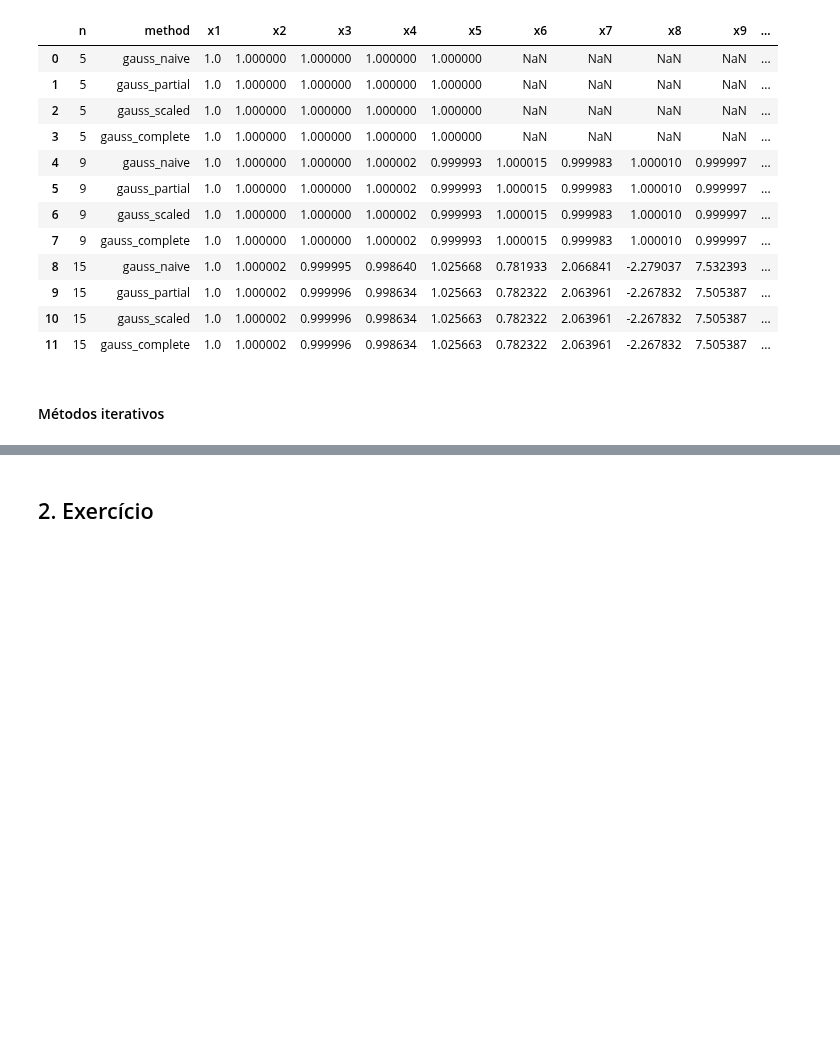
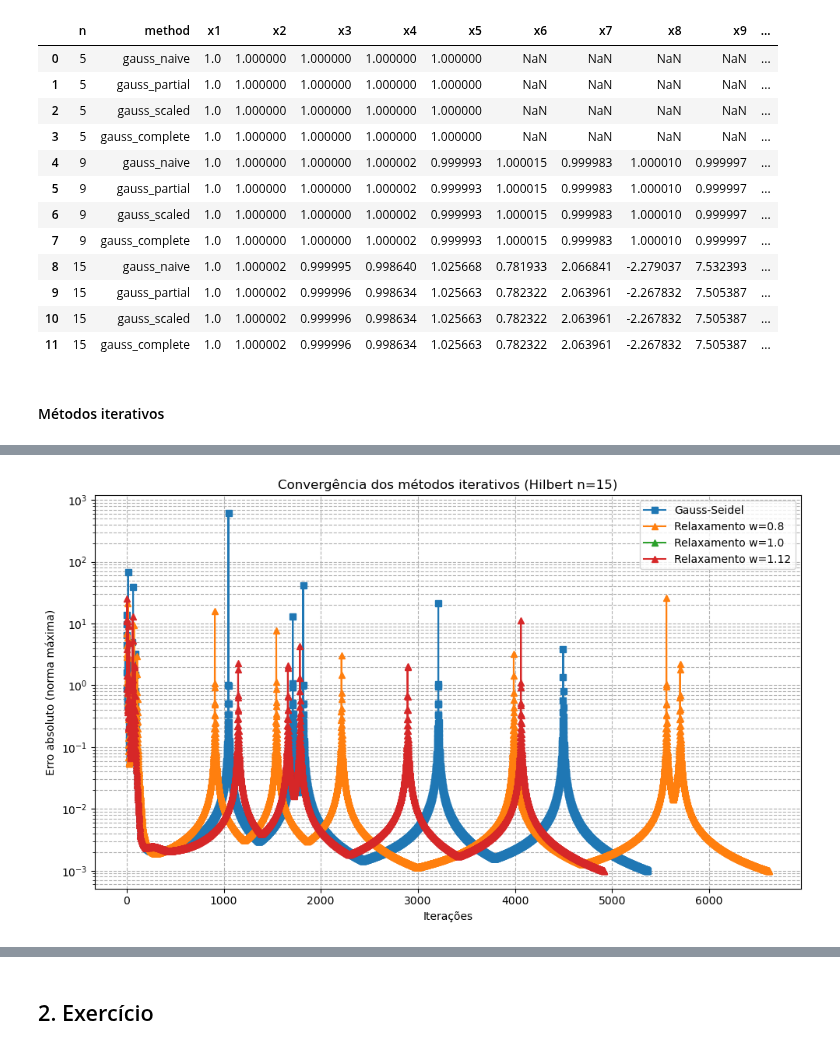
Before and after one commit to igorssant/metodos_numericos, a Jupyter notebook: sistema_equacao/src/main.ipynb, the cells around one changed output, grey strips where cells are left out. Saved outputs shown, nothing was run; the diff lists cells and outputs as text; code cells hidden in the pictures; blank space fills up the shorter version.

Commit message:
feat: add grafico de convergência métodos iterativos

```diff
--- a/sistema_equacao/src/main.ipynb
+++ b/sistema_equacao/src/main.ipynb
@@ -380,0 +316,29 @@ df_3
+# %%
+n_plot = 15  # escolha o valor de n desejado (5, 9 ou 15)
+
+plt.figure(figsize=(10, 6))
+
+# Jacobi
+if jacobi_errors.get(n_plot) is not None:
+    plt.semilogy(jacobi_errors[n_plot], marker='o', label='Jacobi')
+
+# Gauss-Seidel
+if gauss_seidel_errors.get(n_plot) is not None:
+    plt.semilogy(gauss_seidel_errors[n_plot], marker='s', label='Gauss-Seidel')
+
+# Relaxamento (para cada fator)
+if relaxing_errors.get(n_plot) is not None:
+    plt.semilogy(relaxing_errors[n_plot].get(0.8, []), marker='^', label='Relaxamento w=0.8')
+    plt.semilogy(relaxing_errors[n_plot].get(1.0, []), marker='^', label='Relaxamento w=1.0')
+    plt.semilogy(relaxing_errors[n_plot].get(1.12, []), marker='^', label='Relaxamento w=1.12')
+
+
+plt.xlabel('Iterações')
+plt.ylabel('Erro absoluto (norma máxima)')
+plt.title(f'Convergência dos métodos iterativos (Hilbert n={n_plot})')
+plt.legend()
+plt.grid(True, which='both', ls='--')
+plt.tight_layout()
+plt.show()
+# %% [output]
+[figure, added]
```
Also changed, not shown: parts of 11 cells of this notebook, 2 other files.
